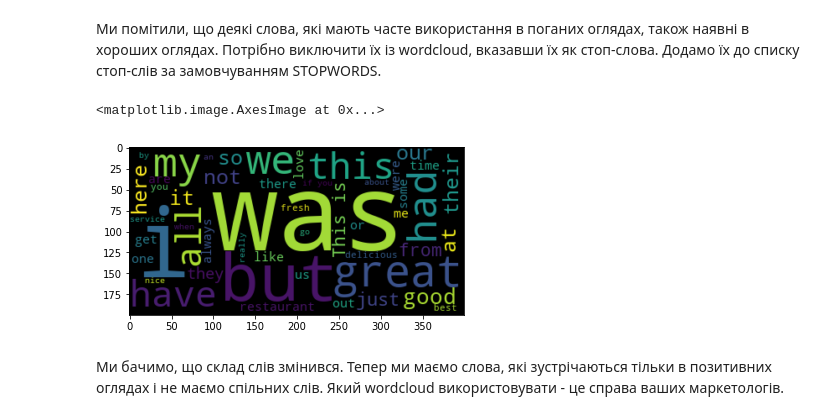
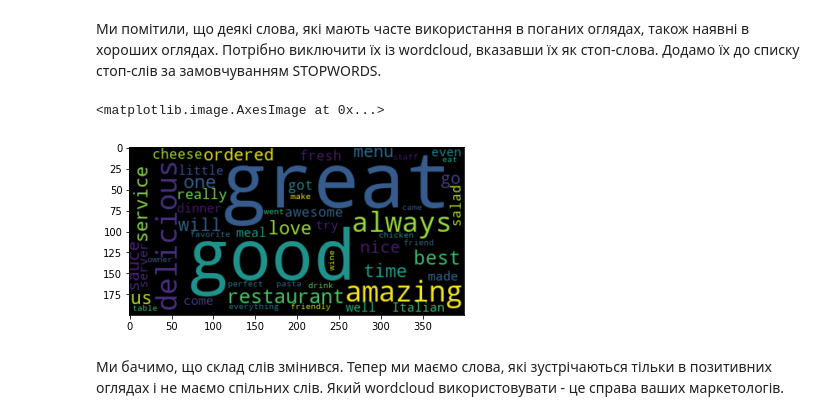
Before and after one commit to MaksymBondarchuk/Data-analysis-methods-labs, a Jupyter notebook: 06_завдання.ipynb, the cells around one changed output. Saved outputs shown, nothing was run; the diff lists cells and outputs as text; code cells hidden in the pictures.

```diff
--- a/06_завдання.ipynb
+++ b/06_завдання.ipynb
@@ -170,16 +170,16 @@ bad_stopwords = set(['pizza', 'food', 'order', 'place'])
 # %%
 # task: create a set of stopwords and add the "bad" ones above to it
 # two lines of code here:
-#bad_stopwords.update(["and", "the", "to", "that", "as", "in", "it", "for", "with", "i", "on" "we", "of", "wa"])
-None
+stopwords = set(STOPWORDS)
+stopwords.update(bad_stopwords)
 # %%
 # task: generate a better wordcloud of good review words, max 50 words
 # one line of code here, call the result better_wordcloud
-better_wordcloud = WordCloud(stopwords=bad_stopwords, max_words=50).generate(good_text)
+better_wordcloud = WordCloud(stopwords=stopwords, max_words=50).generate(good_text)
 plt.imshow(better_wordcloud, interpolation='bilinear')
 # %% [output]
 <matplotlib.image.AxesImage at 0x...>
-[figure, old version]
+[figure, new version]
 # %% [markdown]
 Ми бачимо, що склад слів змінився. Тепер ми маємо слова, які зустрічаються тільки в позитивних оглядах і не маємо спільних слів. Який wordcloud використовувати - це справа ваших маркетологів.
 # %% [markdown]
```
Also changed, not shown: parts of 3 cells of this notebook, 1 other file.
